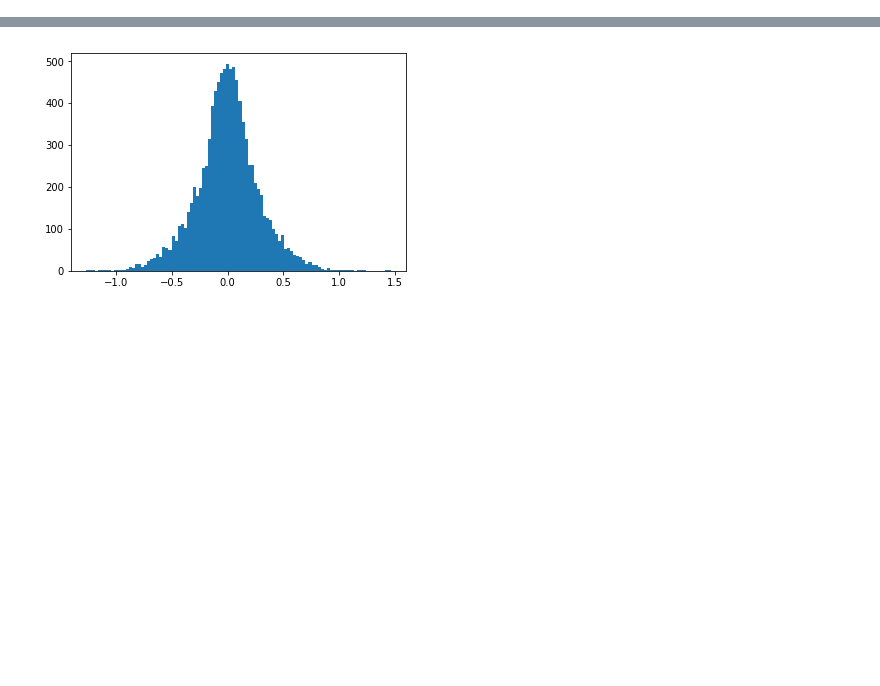
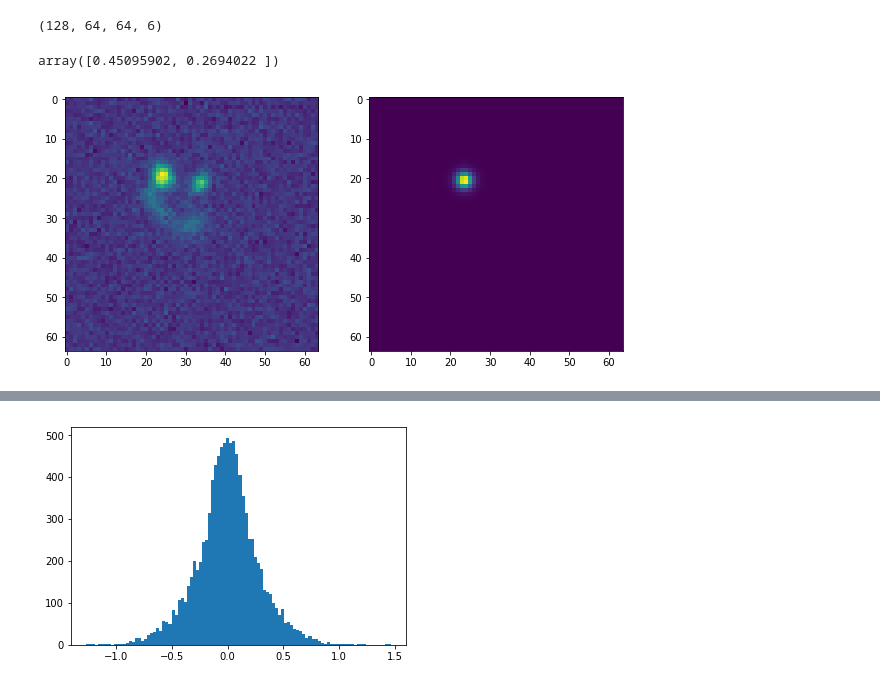
Before and after one commit to BastienArcelin/parameter_estimation, a Jupyter notebook: notebooks/parameter_estimation/Untitled.ipynb, the cells around one changed output, grey strips where cells are left out. Cells and saved outputs as stored; diff of their text form; code cells hidden in the pictures; blank space fills up the shorter version.

```diff
--- a/notebooks/parameter_estimation/Untitled.ipynb
+++ b/notebooks/parameter_estimation/Untitled.ipynb
@@ -7,0 +31,32 @@ import sys
+# %%
+nb_of_bands = 6#1
+batch_size = 128
+
+input_shape = (64, 64, nb_of_bands)
+hidden_dim = 256
+latent_dim = 32
+final_dim = 2
+filters = [32,64,128,256]#,512]
+kernels = [5,4,3,3]#,3]
+
+conv_activation = None
+dense_activation = None
+
+steps_per_epoch = int(10000/batch_size)
+validation_steps = int(2000/batch_size)
+
+bands = [4,5,6,7,8,9]#
+#bands = [6]
+# %%
+images_dir = '/pbs/home/b/barcelin/sps_link/data/psf_change/1_6_test/'
+list_of_samples = [[x for x in utils.listdir_fullpath(os.path.join(images_dir,'test')) if x.endswith('.npy')][0]]#training
+# %%
+training_generator = generator.BatchGenerator_random_coord_psf(bands,
+                                    images_dir,
+                                    list_of_samples,
+                                    total_sample_size=None,
+                                    batch_size=batch_size,
+                                    trainval_or_test='test',
+                                    do_norm=False,
+                                    denorm = False,
+                                    list_of_weights_e=None)
@@ -7,0 +66,2 @@ import sys
+# %%
+gen = training_generator.__getitem__(2)
@@ -7,0 +86,12 @@ import sys
+# %%
+gen[0][0].shape
+# %% [output]
+(128, 64, 64, 6)
+# %%
+fig, axes = plt.subplots(1,2,figsize = (10,5))
+axes[0].imshow(gen[0][0][0,:,:,2])
+axes[1].imshow(gen[0][1][0,:,:,2])
+gen[1][0]
+# %% [output]
+array([0.45095902, 0.2694022 ])
+[figure, added]
```
Also changed, not shown: parts of 9 cells of this notebook, 5 other files.
